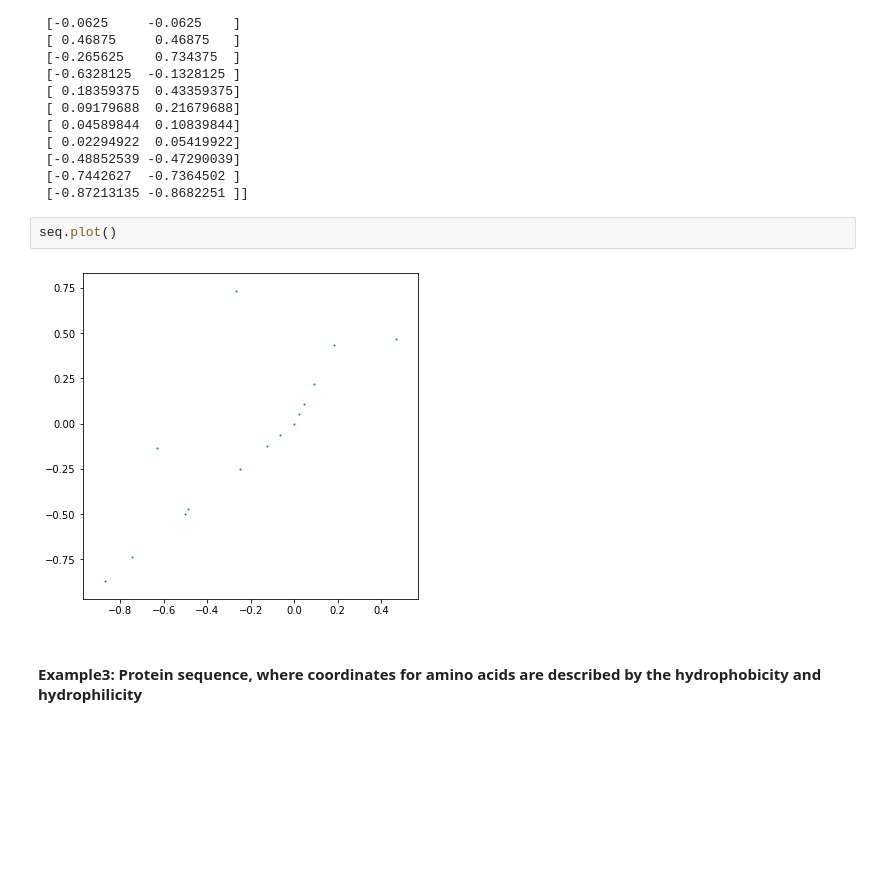
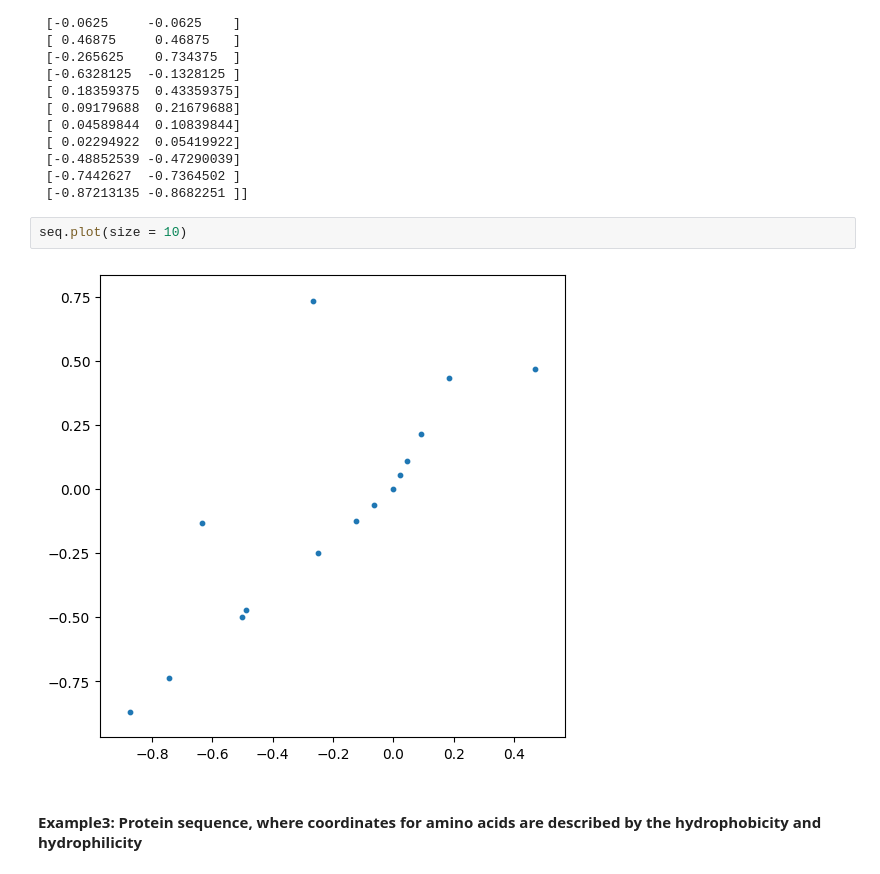
Before and after one commit to adkwazar/CGR, a Jupyter notebook: examples/Examples.ipynb, the cells around one changed output. Saved outputs shown, nothing was run; the diff lists cells and outputs as text; blank space fills up the shorter version.

```diff
--- a/examples/Examples.ipynb
+++ b/examples/Examples.ipynb
@@ -44,9 +44,9 @@ print(seq.representation())
  [-0.7442627  -0.7364502 ]
  [-0.87213135 -0.8682251 ]]
 # %%
-seq.plot()
+seq.plot(size = 10)
 # %% [output]
-[figure, old version]
+[figure, new version]
 # %% [markdown]
 <h4> Example3: Protein sequence, where coordinates for amino acids are described by the hydrophobicity and hydrophilicity
 # %%
```
Also changed, not shown: parts of 6 cells of this notebook.
